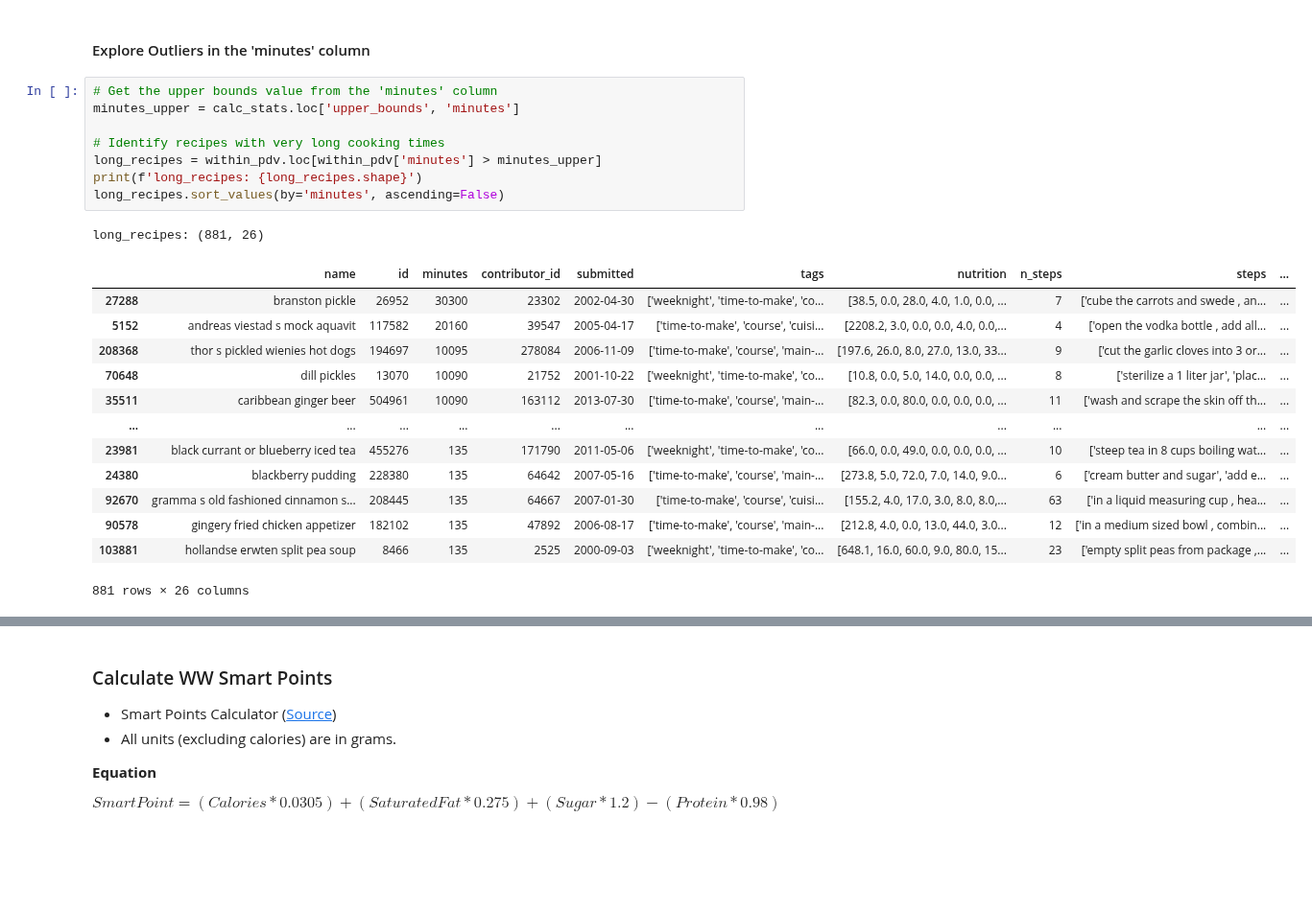
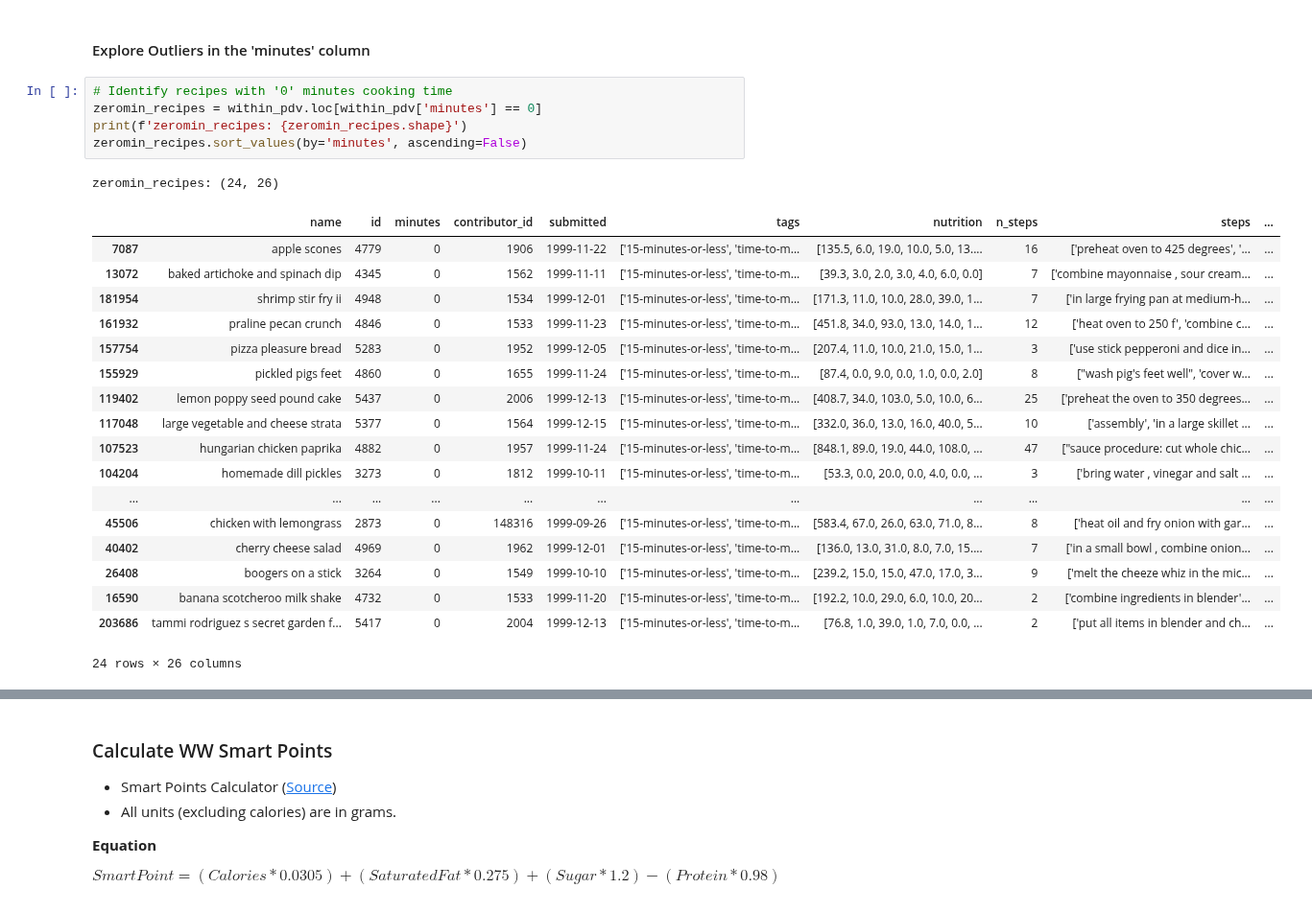
Before and after one commit to alyssahondrade/Project1, a Jupyter notebook: recipes_exploration.ipynb, the cells around one changed output, grey strips where cells are left out. Shown at 96% size. Saved outputs shown, nothing was run; the diff lists cells and outputs as text; blank space fills up the shorter version.

```diff
--- a/recipes_exploration.ipynb
+++ b/recipes_exploration.ipynb
@@ -757,25 +763,27 @@ within_pdv: (11882, 26)
 # %% [markdown]
 #### Explore Outliers in the 'minutes' column
 # %%
-# Get the upper bounds value from the 'minutes' column
-minutes_upper = calc_stats.loc['upper_bounds', 'minutes']
-
-# Identify recipes with very long cooking times
-long_recipes = within_pdv.loc[within_pdv['minutes'] > minutes_upper]
-print(f'long_recipes: {long_recipes.shape}')
-long_recipes.sort_values(by='minutes', ascending=False)
+# Identify recipes with '0' minutes cooking time
+zeromin_recipes = within_pdv.loc[within_pdv['minutes'] == 0]
+print(f'zeromin_recipes: {zeromin_recipes.shape}')
+zeromin_recipes.sort_values(by='minutes', ascending=False)
 # %% [output]
-long_recipes: (881, 26)
+zeromin_recipes: (24, 26)
 |  | name | id | minutes | contributor_id | submitted | tags | nutrition | n_steps | steps | ... |
-| 27288 | branston pickle | 26952 | 30300 | 23302 | 2002-04-30 | ['weeknight', 'time-to-make', 'co... | [38.5, 0.0, 28.0, 4.0, 1.0, 0.0, ... | 7 | ['cube the carrots and swede , an... | ... |
-| 5152 | andreas viestad s mock aquavit | 117582 | 20160 | 39547 | 2005-04-17 | ['time-to-make', 'course', 'cuisi... | [2208.2, 3.0, 0.0, 0.0, 4.0, 0.0,... | 4 | ['open the vodka bottle , add all... | ... |
-| 208368 | thor s pickled wienies hot dogs | 194697 | 10095 | 278084 | 2006-11-09 | ['time-to-make', 'course', 'main-... | [197.6, 26.0, 8.0, 27.0, 13.0, 33... | 9 | ['cut the garlic cloves into 3 or... | ... |
-| 70648 | dill pickles | 13070 | 10090 | 21752 | 2001-10-22 | ['weeknight', 'time-to-make', 'co... | [10.8, 0.0, 5.0, 14.0, 0.0, 0.0, ... | 8 | ['sterilize a 1 liter jar', 'plac... | ... |
-| 35511 | caribbean ginger beer | 504961 | 10090 | 163112 | 2013-07-30 | ['time-to-make', 'course', 'main-... | [82.3, 0.0, 80.0, 0.0, 0.0, 0.0, ... | 11 | ['wash and scrape the skin off th... | ... |
+| 7087 | apple scones | 4779 | 0 | 1906 | 1999-11-22 | ['15-minutes-or-less', 'time-to-m... | [135.5, 6.0, 19.0, 10.0, 5.0, 13.... | 16 | ['preheat oven to 425 degrees', '... | ... |
+| 13072 | baked artichoke and spinach dip | 4345 | 0 | 1562 | 1999-11-11 | ['15-minutes-or-less', 'time-to-m... | [39.3, 3.0, 2.0, 3.0, 4.0, 6.0, 0.0] | 7 | ['combine mayonnaise , sour cream... | ... |
+| 181954 | shrimp stir fry ii | 4948 | 0 | 1534 | 1999-12-01 | ['15-minutes-or-less', 'time-to-m... | [171.3, 11.0, 10.0, 28.0, 39.0, 1... | 7 | ['in large frying pan at medium-h... | ... |
+| 161932 | praline pecan crunch | 4846 | 0 | 1533 | 1999-11-23 | ['15-minutes-or-less', 'time-to-m... | [451.8, 34.0, 93.0, 13.0, 14.0, 1... | 12 | ['heat oven to 250 f', 'combine c... | ... |
+| 157754 | pizza pleasure bread | 5283 | 0 | 1952 | 1999-12-05 | ['15-minutes-or-less', 'time-to-m... | [207.4, 11.0, 10.0, 21.0, 15.0, 1... | 3 | ['use stick pepperoni and dice in... | ... |
+| 155929 | pickled pigs feet | 4860 | 0 | 1655 | 1999-11-24 | ['15-minutes-or-less', 'time-to-m... | [87.4, 0.0, 9.0, 0.0, 1.0, 0.0, 2.0] | 8 | ["wash pig's feet well", 'cover w... | ... |
+| 119402 | lemon poppy seed pound cake | 5437 | 0 | 2006 | 1999-12-13 | ['15-minutes-or-less', 'time-to-m... | [408.7, 34.0, 103.0, 5.0, 10.0, 6... | 25 | ['preheat the oven to 350 degrees... | ... |
+| 117048 | large vegetable and cheese strata | 5377 | 0 | 1564 | 1999-12-15 | ['15-minutes-or-less', 'time-to-m... | [332.0, 36.0, 13.0, 16.0, 40.0, 5... | 10 | ['assembly', 'in a large skillet ... | ... |
+| 107523 | hungarian chicken paprika | 4882 | 0 | 1957 | 1999-11-24 | ['15-minutes-or-less', 'time-to-m... | [848.1, 89.0, 19.0, 44.0, 108.0, ... | 47 | ["sauce procedure: cut whole chic... | ... |
+| 104204 | homemade dill pickles | 3273 | 0 | 1812 | 1999-10-11 | ['15-minutes-or-less', 'time-to-m... | [53.3, 0.0, 20.0, 0.0, 4.0, 0.0, ... | 3 | ['bring water , vinegar and salt ... | ... |
 | ... | ... | ... | ... | ... | ... | ... | ... | ... | ... | ... |
-| 23981 | black currant or blueberry iced tea | 455276 | 135 | 171790 | 2011-05-06 | ['weeknight', 'time-to-make', 'co... | [66.0, 0.0, 49.0, 0.0, 0.0, 0.0, ... | 10 | ['steep tea in 8 cups boiling wat... | ... |
-| 24380 | blackberry pudding | 228380 | 135 | 64642 | 2007-05-16 | ['time-to-make', 'course', 'main-... | [273.8, 5.0, 72.0, 7.0, 14.0, 9.0... | 6 | ['cream butter and sugar', 'add e... | ... |
-| 92670 | gramma s old fashioned cinnamon s... | 208445 | 135 | 64667 | 2007-01-30 | ['time-to-make', 'course', 'cuisi... | [155.2, 4.0, 17.0, 3.0, 8.0, 8.0,... | 63 | ['in a liquid measuring cup , hea... | ... |
-| 90578 | gingery fried chicken appetizer | 182102 | 135 | 47892 | 2006-08-17 | ['time-to-make', 'course', 'main-... | [212.8, 4.0, 0.0, 13.0, 44.0, 3.0... | 12 | ['in a medium sized bowl , combin... | ... |
-| 103881 | hollandse erwten split pea soup | 8466 | 135 | 2525 | 2000-09-03 | ['weeknight', 'time-to-make', 'co... | [648.1, 16.0, 60.0, 9.0, 80.0, 15... | 23 | ['empty split peas from package ,... | ... |
+| 45506 | chicken with lemongrass | 2873 | 0 | 148316 | 1999-09-26 | ['15-minutes-or-less', 'time-to-m... | [583.4, 67.0, 26.0, 63.0, 71.0, 8... | 8 | ['heat oil and fry onion with gar... | ... |
+| 40402 | cherry cheese salad | 4969 | 0 | 1962 | 1999-12-01 | ['15-minutes-or-less', 'time-to-m... | [136.0, 13.0, 31.0, 8.0, 7.0, 15.... | 7 | ['in a small bowl , combine onion... | ... |
+| 26408 | boogers on a stick | 3264 | 0 | 1549 | 1999-10-10 | ['15-minutes-or-less', 'time-to-m... | [239.2, 15.0, 15.0, 47.0, 17.0, 3... | 9 | ['melt the cheeze whiz in the mic... | ... |
+| 16590 | banana scotcheroo milk shake | 4732 | 0 | 1533 | 1999-11-20 | ['15-minutes-or-less', 'time-to-m... | [192.2, 10.0, 29.0, 6.0, 10.0, 20... | 2 | ['combine ingredients in blender'... | ... |
+| 203686 | tammi rodriguez s secret garden f... | 5417 | 0 | 2004 | 1999-12-13 | ['15-minutes-or-less', 'time-to-m... | [76.8, 1.0, 39.0, 1.0, 7.0, 0.0, ... | 2 | ['put all items in blender and ch... | ... |
-881 rows × 26 columns
+24 rows × 26 columns
```
Also changed, not shown: parts of 12 cells of this notebook, 4 other files.
